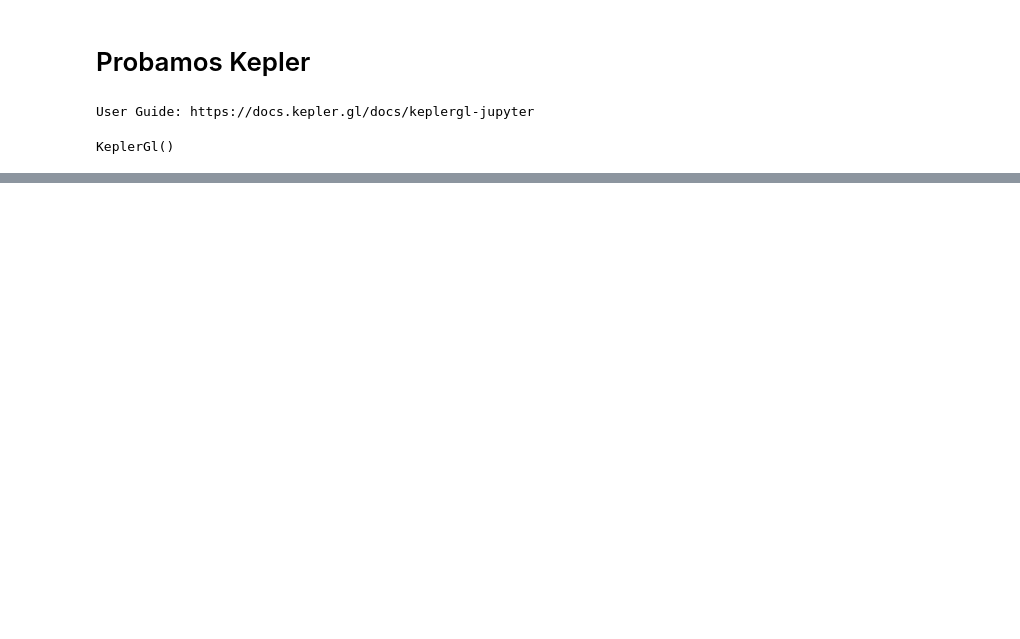
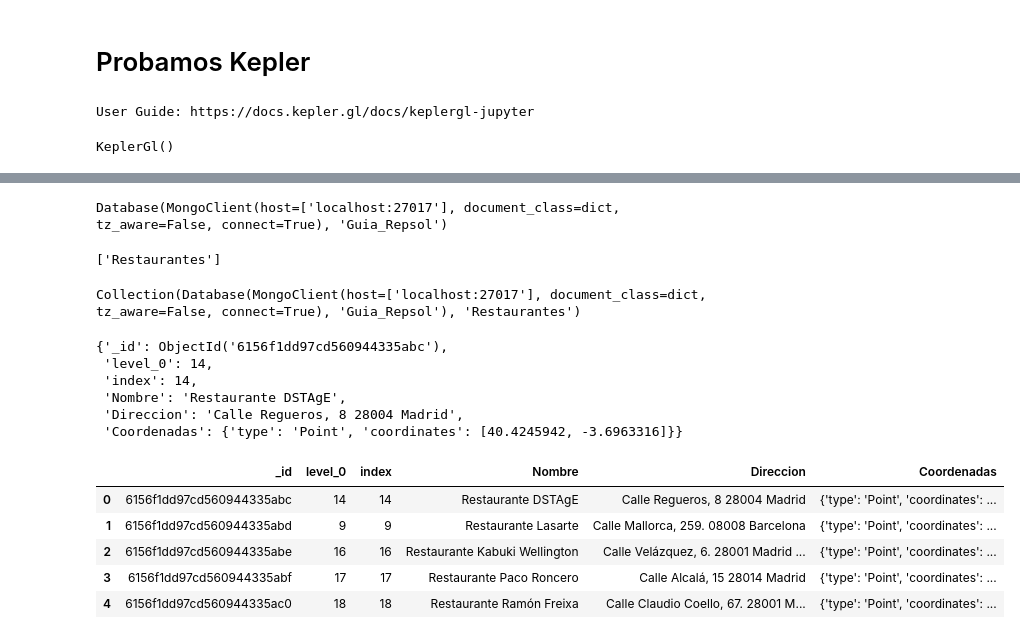
Before and after one commit to inigomuguiro/Las-rutas-de-IGNACIO, a Jupyter notebook: Pruebas proyecto final.ipynb, the cells around one changed output, grey strips where cells are left out. Drawn from its saved outputs; the diff is of its cells as text; code cells hidden in the pictures; blank space fills up the shorter version.

```diff
--- a/Pruebas proyecto final.ipynb
+++ b/Pruebas proyecto final.ipynb
@@ -415,0 +659,22 @@ RuntimeError: b'no arguments in initialization list'
+# %%
+db
+# %% [output]
+Database(MongoClient(host=['localhost:27017'], document_class=dict, tz_aware=False, connect=True), 'Guia_Repsol')
+# %%
+db.list_collection_names()
+# %% [output]
+['Restaurantes']
+# %%
+r = db.get_collection("Restaurantes")
+r
+# %% [output]
+Collection(Database(MongoClient(host=['localhost:27017'], document_class=dict, tz_aware=False, connect=True), 'Guia_Repsol'), 'Restaurantes')
+# %%
+r.find_one()
+# %% [output]
+{'_id': ObjectId('6156f1dd97cd560944335abc'),
+ 'level_0': 14,
+ 'index': 14,
+ 'Nombre': 'Restaurante DSTAgE',
+ 'Direccion': 'Calle Regueros, 8 28004 Madrid',
+ 'Coordenadas': {'type': 'Point', 'coordinates': [40.4245942, -3.6963316]}}
@@ -415,0 +683,9 @@ RuntimeError: b'no arguments in initialization list'
+# %%
+data.head()
+# %% [output]
+|  | _id | level_0 | index | Nombre | Direccion | Coordenadas |
+| 0 | 6156f1dd97cd560944335abc | 14 | 14 | Restaurante DSTAgE | Calle Regueros, 8 28004 Madrid | {'type': 'Point', 'coordinates': ... |
+| 1 | 6156f1dd97cd560944335abd | 9 | 9 | Restaurante Lasarte | Calle Mallorca, 259. 08008 Barcelona | {'type': 'Point', 'coordinates': ... |
+| 2 | 6156f1dd97cd560944335abe | 16 | 16 | Restaurante Kabuki Wellington | Calle Velázquez, 6. 28001 Madrid ... | {'type': 'Point', 'coordinates': ... |
+| 3 | 6156f1dd97cd560944335abf | 17 | 17 | Restaurante Paco Roncero | Calle Alcalá, 15 28014 Madrid | {'type': 'Point', 'coordinates': ... |
+| 4 | 6156f1dd97cd560944335ac0 | 18 | 18 | Restaurante Ramón Freixa | Calle Claudio Coello, 67. 28001 M... | {'type': 'Point', 'coordinates': ... |
```
Also changed, not shown: parts of 126 cells of this notebook, 31 other files.
